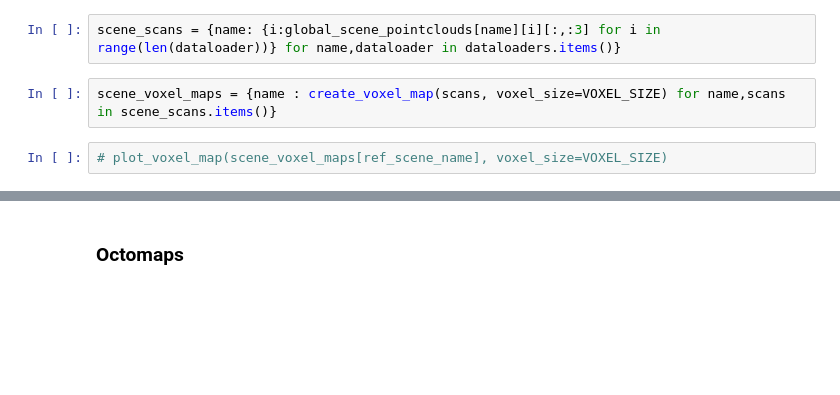
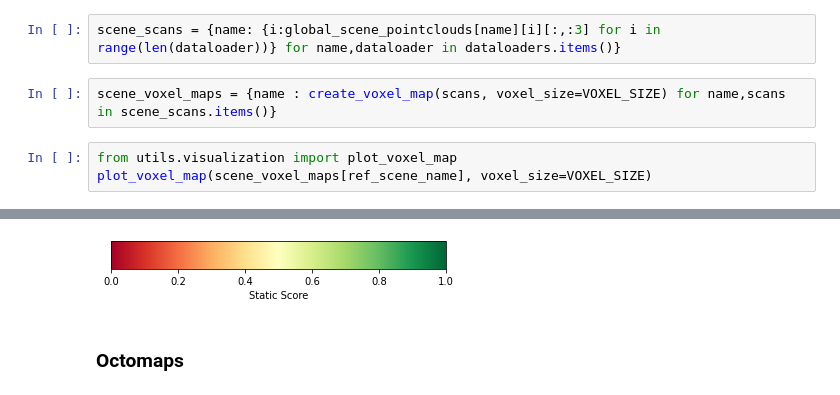
Before and after one commit to umairkhawaja/radar_auto_labeler, a Jupyter notebook: notebooks/test_pipeline.ipynb, the cells around one changed output, grey strips where cells are left out. Saved outputs shown, nothing was run; the diff lists cells and outputs as text; blank space fills up the shorter version.

```diff
--- a/notebooks/test_pipeline.ipynb
+++ b/notebooks/test_pipeline.ipynb
@@ -266,4 +283,6 @@ scene_scans = {name: {i:global_scene_pointclouds[name][i][:,:3] for i in range(l
 # %%
 scene_voxel_maps = {name : create_voxel_map(scans, voxel_size=VOXEL_SIZE) for name,scans in scene_scans.items()}
 # %%
-# plot_voxel_map(scene_voxel_maps[ref_scene_name], voxel_size=VOXEL_SIZE)
+from utils.visualization import plot_voxel_map
+plot_voxel_map(scene_voxel_maps[ref_scene_name], voxel_size=VOXEL_SIZE)
+# %% [output]
@@ -270,3 +292,4 @@ scene_voxel_maps = {name : create_voxel_map(scans, voxel_size=VOXEL_SIZE) for na
+[figure, added]
 # %% [markdown]
 ### Octomaps
 # %%
```
Also changed, not shown: parts of 31 cells of this notebook, 8 other files.
